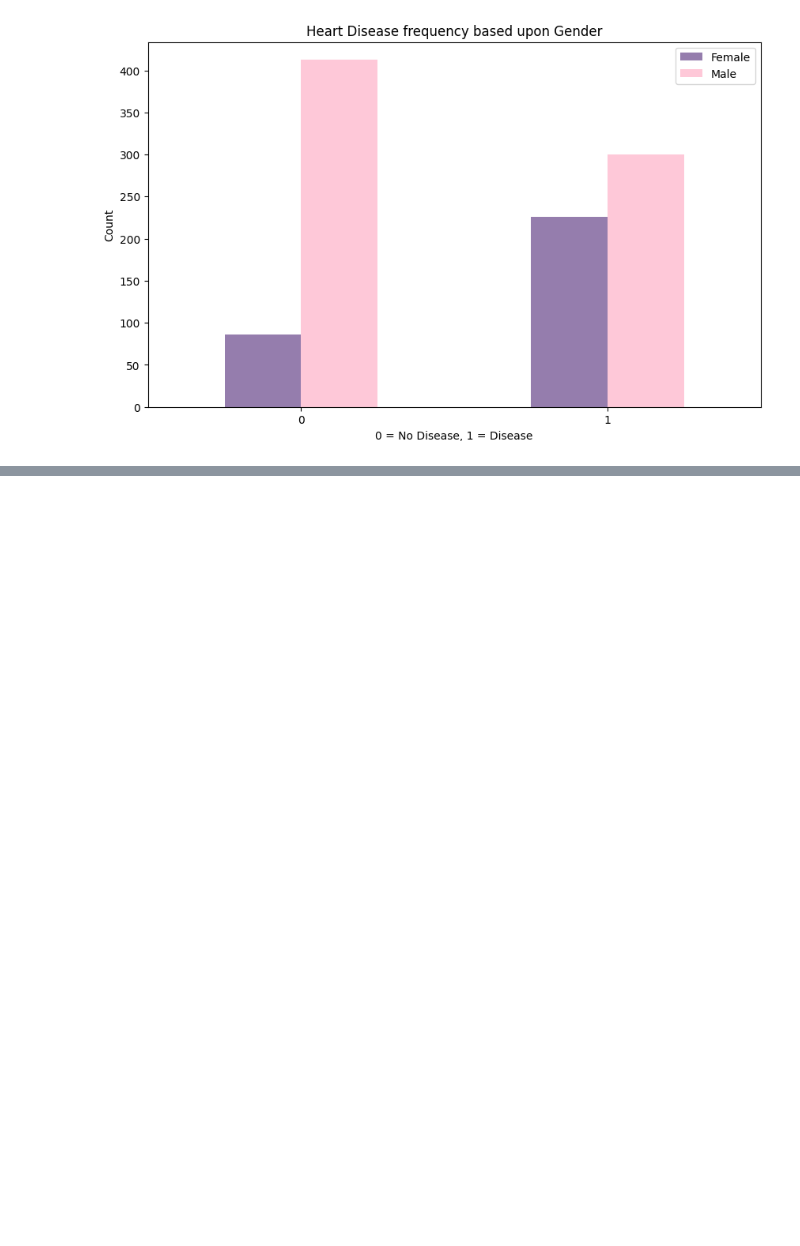
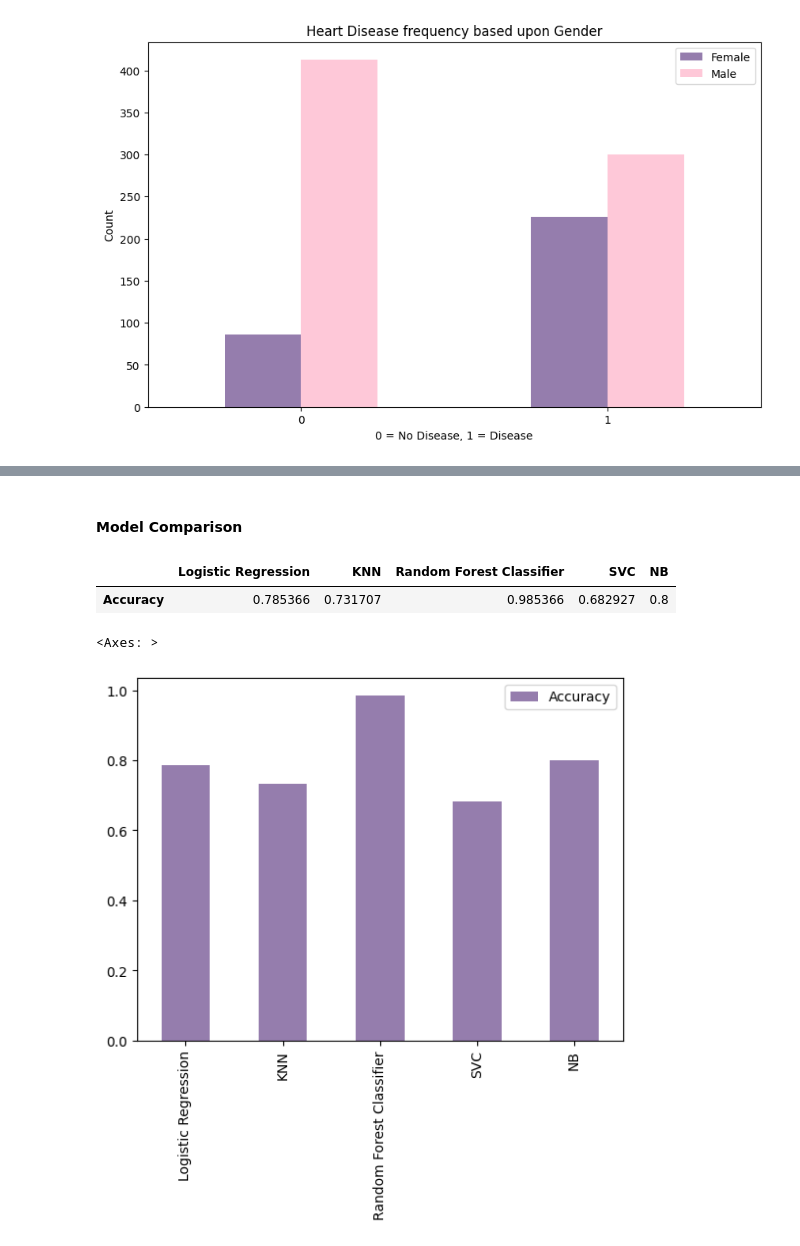
Before and after one commit to robinpabbi/Heart-Disease-Prediction, a Jupyter notebook: notebooks/EDA.ipynb, the cells around one changed output, grey strips where cells are left out. Cells and saved outputs as stored; diff of their text form; code cells hidden in the pictures; blank space fills up the shorter version.

Commit message:
Model comparison

```diff
--- a/notebooks/EDA.ipynb
+++ b/notebooks/EDA.ipynb
@@ -221,0 +309,36 @@ plt.xticks(rotation=0)
+# %%
+models = {
+    'Logistic Regression': LogisticRegression(),
+    'KNN': KNeighborsClassifier(),
+    'Random Forest Classifier': RandomForestClassifier(),
+    'SVC': SVC(),
+    'NB': GaussianNB()
+}
+
+def fit_and_score_model(models:dict, X_train, X_test, y_train, y_test)->dict:
+    '''
+    Fits the data against each model and evaluate the given models.
+    models: a dictionary of SciKit ML models
+    X_train: Training Data (No dependent variable or no labels)
+    X_test: Test Data (No dependent variable or no labels)
+    y_train: Training Dependent Variable (labels)
+    y_test: Test Dependent Variable (labels)
+    '''
+
+    model_scores = {}
+
+    for modelName, model in models.items():
+        model.fit(X_train, y_train)
+
+        model_scores[modelName] = model.score(X_test, y_test)
+
+    return model_scores
+# %%
+models_scores = fit_and_score_model(models,
+                                    X_train=X_train,
+                                    X_test=X_test,
+                                    y_train=y_train,
+                                    y_test=y_test
+                                    )
+
+models_scores
@@ -221,0 +358,14 @@ plt.xticks(rotation=0)
+# %% [markdown]
+#### Model Comparison
+# %%
+model_comparison_df = pd.DataFrame(models_scores, index=['Accuracy'])
+
+model_comparison_df
+# %% [output]
+|  | Logistic Regression | KNN | Random Forest Classifier | SVC | NB |
+| Accuracy | 0.785366 | 0.731707 | 0.985366 | 0.682927 | 0.8 |
+# %%
+model_comparison_df.T.plot.bar(color="#957DAD")
+# %% [output]
+<Axes: >
+[figure, added]
```
Also changed, not shown: parts of 12 cells of this notebook, 1 other file.
